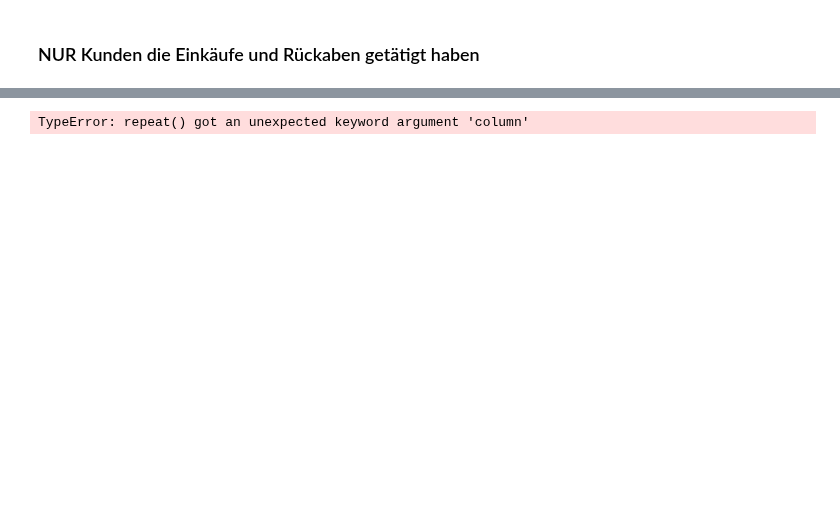
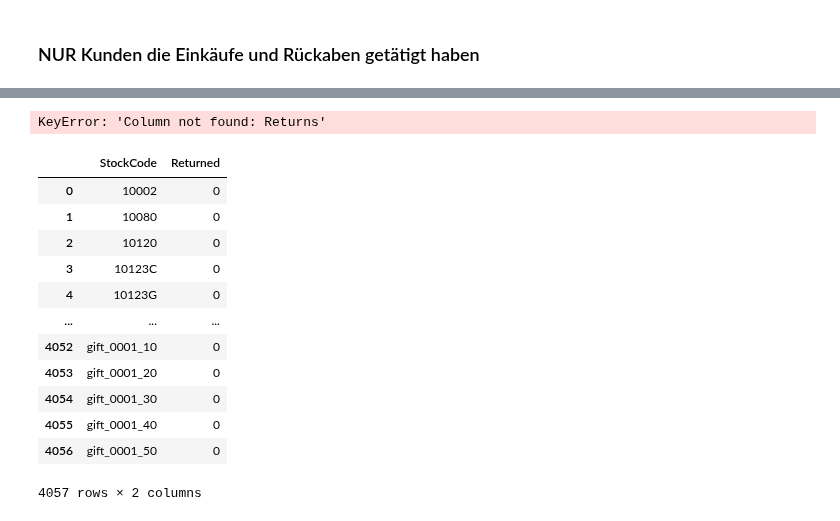
Before and after one commit to ArditFazliu/Analytics-und-Data-Storytelling, a Jupyter notebook: reports/draft_reports/h3.ipynb, the cells around one changed output, grey strips where cells are left out. Saved outputs shown, nothing was run; the diff lists cells and outputs as text; code cells hidden in the pictures; blank space fills up the shorter version.

```diff
--- a/reports/draft_reports/h3.ipynb
+++ b/reports/draft_reports/h3.ipynb
@@ -361,23 +335,23 @@ alt.Chart(data[data['Category'] == 'Returns'].groupby('CustomerID')['Count'].sum
-# %%
-base = alt.Chart(df2.sort_values('count', ascending=False).head(10)).encode(
-    x=alt.X("CustomerID:N", title = "Customer ID"),
-)
-bar1 = base.mark_bar().encode(
-    y=alt.Y("count", title = "count"),
-    color=alt.Color("count", legend=None)
-)
-bar2 = base.mark_bar().encode(
-    y=alt.Y("canceled", title = "canceled"),
-    color=alt.Color("canceled", legend=None)
-)
-
-alt.layer(
-    alt.repeat(column=["count", "canceled"]),
-    data=df
-).resolve_scale(
-    y="independent"
-).resolve_legend(
-    color="independent"
-)
-# %% [output]
-TypeError: repeat() got an unexpected keyword argument 'column'
+# %%
+#make a new colum for returnd when in InvoiceNo is a c
+df['Returned'] = np.where(df['InvoiceNo'].str.contains('C'), 1, 0)
+#Count how many times a StockCode was returned
+df_returned = df.groupby(['StockCode'])['Returns'].sum().reset_index()
+# %% [output]
+KeyError: 'Column not found: Returns'
+# %%
+df_returned
+# %% [output]
+|  | StockCode | Returned |
+| 0 | 10002 | 0 |
+| 1 | 10080 | 0 |
+| 2 | 10120 | 0 |
+| 3 | 10123C | 0 |
+| 4 | 10123G | 0 |
+| ... | ... | ... |
+| 4052 | gift_0001_10 | 0 |
+| 4053 | gift_0001_20 | 0 |
+| 4054 | gift_0001_30 | 0 |
+| 4055 | gift_0001_40 | 0 |
+| 4056 | gift_0001_50 | 0 |
+4057 rows × 2 columns
```
Also changed, not shown: parts of 13 cells of this notebook.
